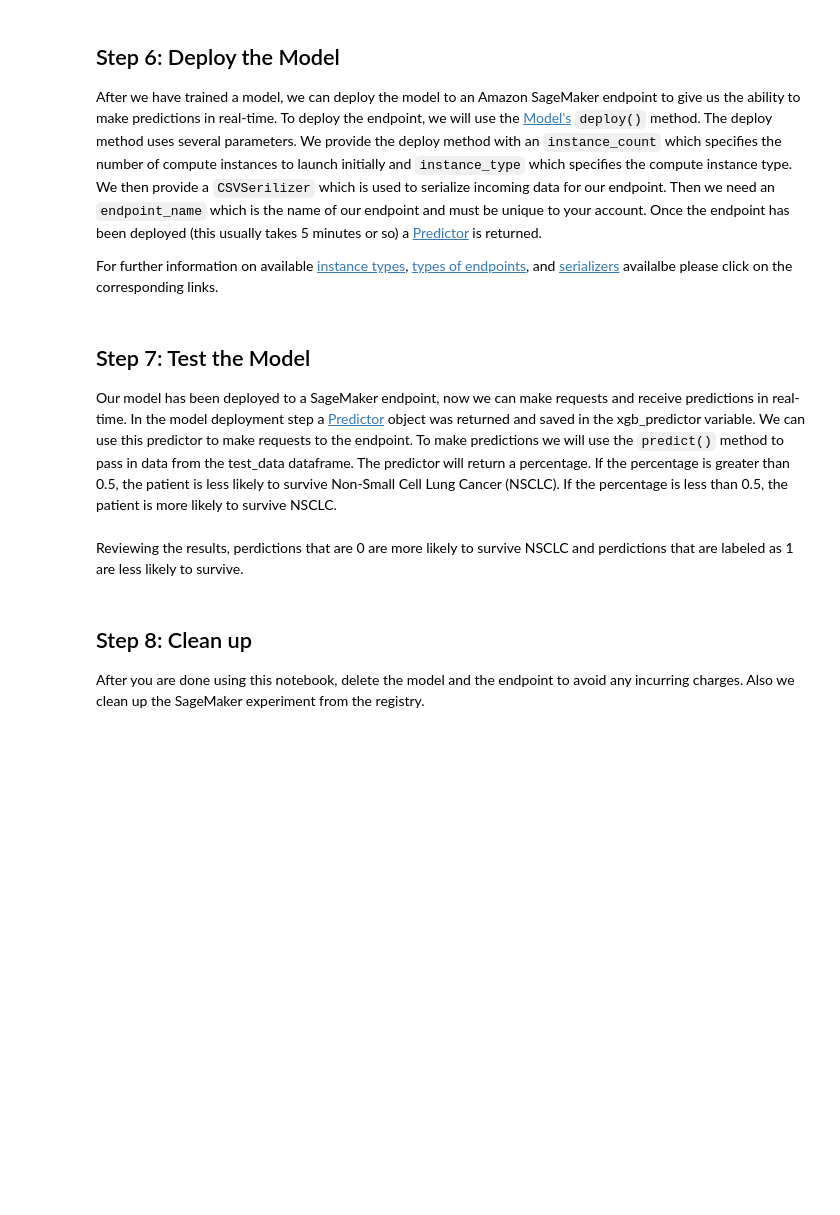
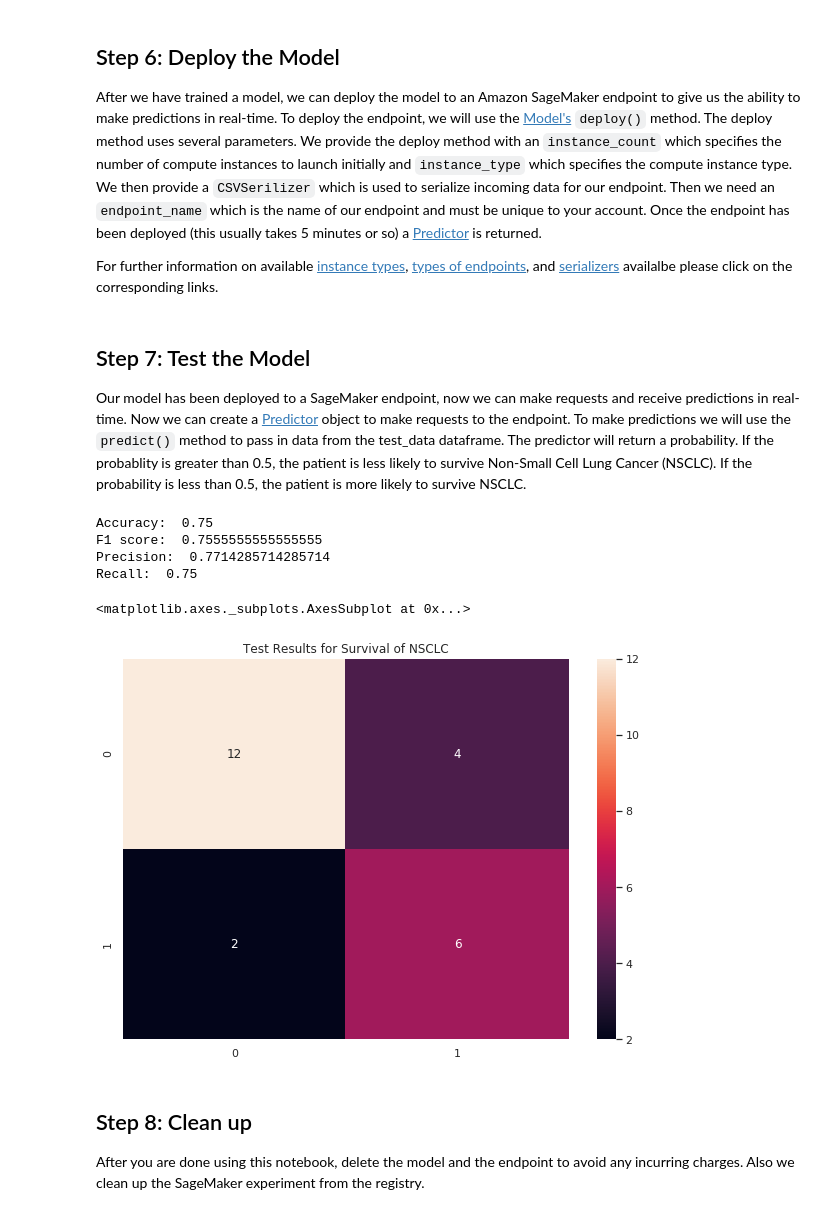
Before and after one commit to aws-samples/machine-learning-pipelines-for-multimodal-health-data, a Jupyter notebook: sagemaker-soln-lscp/4_train_test_model.ipynb, the cells around one changed output. Cells and saved outputs as stored; diff of their text form; code cells hidden in the pictures; blank space fills up the shorter version.

Commit message:
Updated notebook 4 using the Predictor class to make predictions

```diff
--- a/sagemaker-soln-lscp/4_train_test_model.ipynb
+++ b/sagemaker-soln-lscp/4_train_test_model.ipynb
@@ -396,4 +396,4 @@ xgb_predictor = xgb.deploy( initial_instance_count = 1,
 # %% [markdown]
 ## Step 7: Test the Model
 
-Our model has been deployed to a SageMaker endpoint, now we can make requests and receive predictions in real-time. In the model deployment step a [Predictor](https://sagemaker.readthedocs.io/en/stable/api/inference/predictors.html) object was returned and saved in the xgb_predictor variable. We can use this predictor to make requests to the endpoint. To make predictions we will use the `predict()` method to pass in data from the test_data dataframe. The predictor will return a percentage. If the percentage is greater than 0.5, the patient is less likely to survive Non-Small Cell Lung Cancer (NSCLC). If the percentage is less than 0.5, the patient is more likely to survive NSCLC.
+Our model has been deployed to a SageMaker endpoint, now we can make requests and receive predictions in real-time. Now we can create a [Predictor](https://sagemaker.readthedocs.io/en/stable/api/inference/predictors.html) object to make requests to the endpoint. To make predictions we will use the `predict()` method to pass in data from the test_data dataframe. The predictor will return a probability. If the probablity is greater than 0.5, the patient is less likely to survive Non-Small Cell Lung Cancer (NSCLC). If the probability is less than 0.5, the patient is more likely to survive NSCLC.
@@ -421,4 +400,13 @@ y_predict = predict(test_data.to_numpy()[:,1:])
+# %%
+from sagemaker.predictor import Predictor
+
+predictor = Predictor(endpoint_name=endpoint_name, sagemaker_session=sagemaker.Session(), serializer=CSVSerializer())
+predictions = predictor.predict(test_data.to_numpy()[:,1:]).decode('utf-8')
+
+# Predictions come back as str. Below transforms stings to float and the probability to int.
+y_predict = [1 if float(pred) > 0.5 else 0 for pred in predictions.split(',')]
 # %%
+# Print model metrics
 acc = accuracy_score(y_test, y_predict)
 f1 = f1_score(y_test, y_predict, average='weighted')
 prec = precision_score(y_test, y_predict, average='weighted')
@@ -428,15 +416,22 @@ print('Accuracy: ', acc)
 print('F1 score: ', f1)
 print('Precision: ', prec)
 print('Recall: ', rec)
+# %% [output]
+Accuracy:  0.75
+F1 score:  0.7555555555555555
+Precision:  0.7714285714285714
+Recall:  0.75
 # %%
 import sklearn.metrics as skm
 
+# Print results in the form of a confusion matrix
 cm = skm.confusion_matrix(y_test, y_predict)
 plt.figure(figsize = (10,7))
-plt.title('Results for Survival of NSCLC')
+plt.title('Test Results for Survival of NSCLC')
 sns.heatmap(cm, annot=True)
+# %% [output]
+<matplotlib.axes._subplots.AxesSubplot at 0x...>
+[figure, added]
-# %% [markdown]
-Reviewing the results, perdictions that are 0 are more likely to survive NSCLC and perdictions that are labeled as 1 are less likely to survive.
 # %% [markdown]
 ## Step 8: Clean up
 
```
Also changed, not shown: parts of 1 cell of this notebook.
